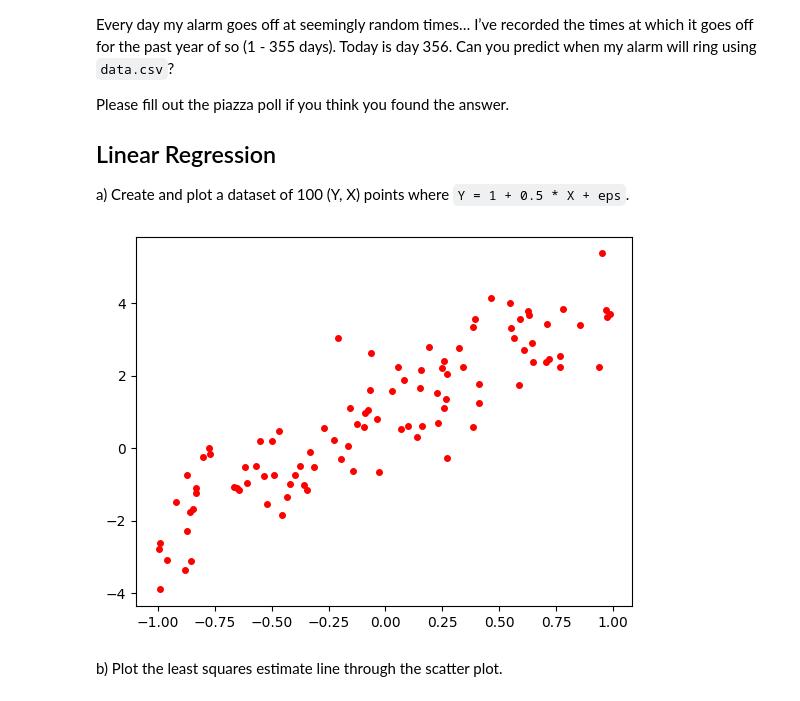
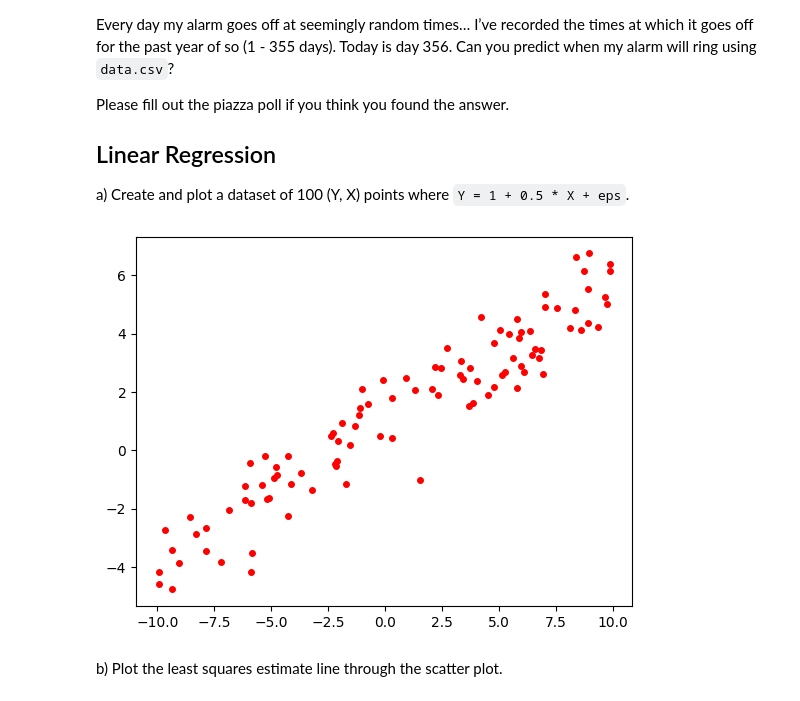
Before and after one commit to diavillalpando/CS506_Worksheets, a Jupyter notebook: worksheet_18.ipynb, the cells around one changed output. Cells and saved outputs as stored; diff of their text form; code cells hidden in the pictures.

```diff
--- a/worksheet_18.ipynb
+++ b/worksheet_18.ipynb
@@ -20,16 +20,19 @@ a) Create and plot a dataset of 100 (Y, X) points where `Y = 1 + 0.5 * X + eps`.
 # %%
 import numpy as np
 import matplotlib.pyplot as plt
 
 SAMPLE_SIZE = 100
+fig = plt.figure()
 
-true_beta = np.array([ 1 , 3 ])
-x = -1.0 + 2.0 * np.random.random(SAMPLE_SIZE)
+# This is the True relationship
+true_beta = np.array([ 1 , .5 ])
+x = -10.0 + 20.0 * np.random.random(SAMPLE_SIZE)
 y = true_beta[0] + true_beta[1] * x + np.random.randn(SAMPLE_SIZE)
+#True Relationship = 1 + 0.5x
 plt.plot(x,y,'ro',markersize=4)
 plt.show()
 # %% [output]
-[figure, old version]
+[figure, new version]
 # %% [markdown]
 b) Plot the least squares estimate line through the scatter plot.
 # %%
```
Also changed, not shown: parts of 6 cells of this notebook.
